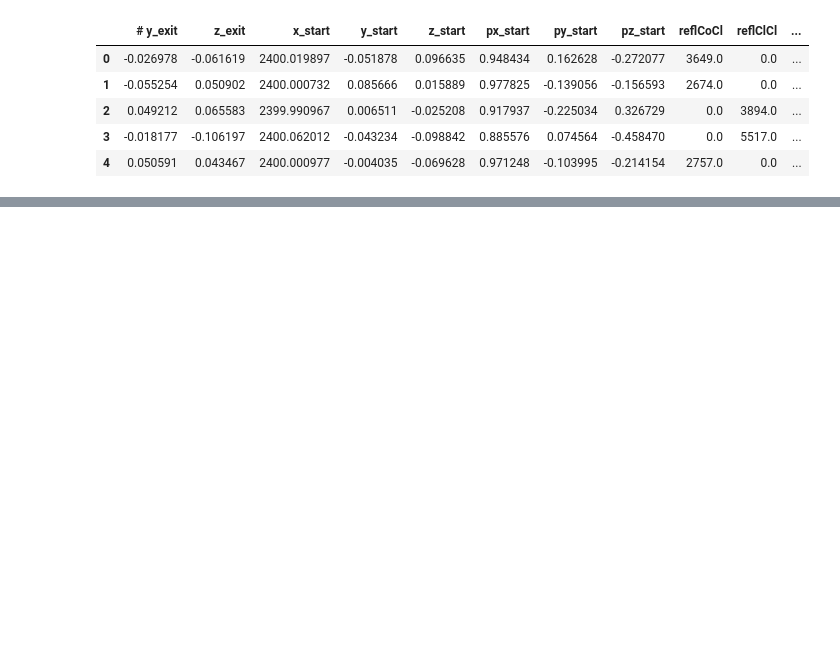
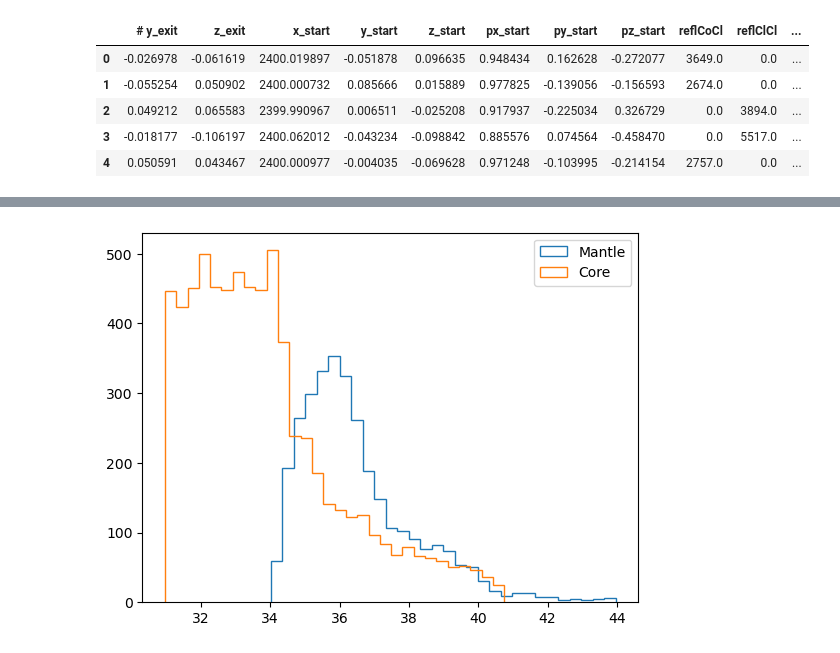
Before and after one commit to th3odor/TP_lab, a Jupyter notebook: reports/V_SciFi/aw.ipynb, the cells around one changed output, grey strips where cells are left out. Saved outputs shown, nothing was run; the diff lists cells and outputs as text; code cells hidden in the pictures; blank space fills up the shorter version.

```diff
--- a/reports/V_SciFi/aw.ipynb
+++ b/reports/V_SciFi/aw.ipynb
@@ -130,3 +104,9 @@ for i in range(N):
+# %%
+plt.hist(simMantel[23]['thetha']*180/np.pi, bins=30, histtype='step', label='Mantle')
+plt.hist(simKern[23]['thetha']*180/np.pi, bins=30, histtype='step', label='Core');
+plt.legend();
+# %% [output]
+[figure, added]
 # %%
 angleC = []
 angleDC = []
```
Also changed, not shown: parts of 6 cells of this notebook.
